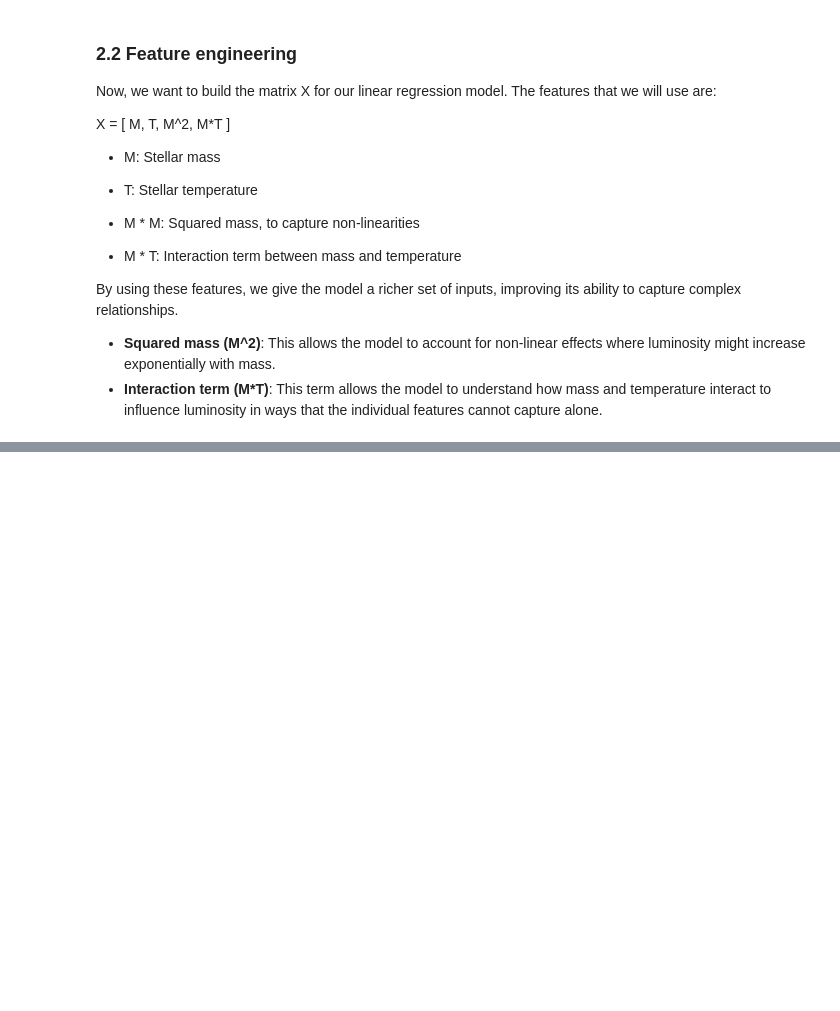
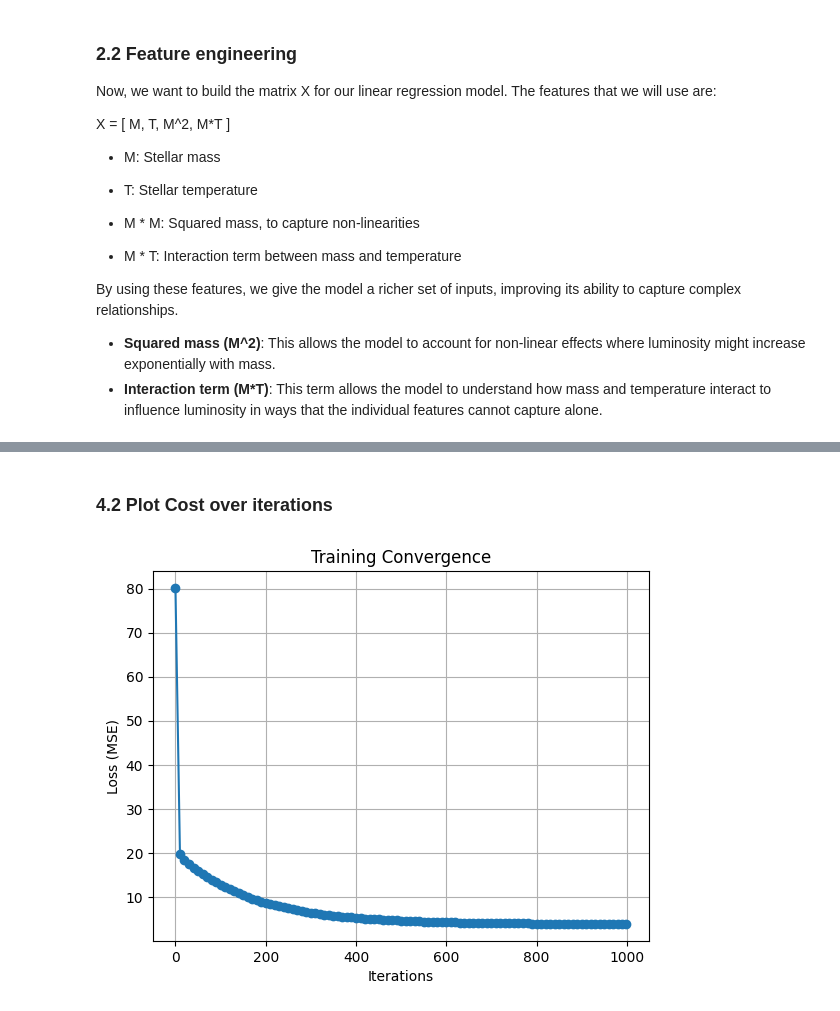
Before and after one commit to Andrew7480/TDSE-01, a Jupyter notebook: 02_part2_polyreg.ipynb, the cells around one changed output, grey strips where cells are left out. Cells and saved outputs as stored; diff of their text form; code cells hidden in the pictures; blank space fills up the shorter version.

Commit message:
feat: implement gradient descent and analyze convergence

```diff
--- a/02_part2_polyreg.ipynb
+++ b/02_part2_polyreg.ipynb
@@ -73,7 +90,12 @@ By using these features, we give the model a richer set of inputs, improving its
 - **Squared mass (M^2)**: This allows the model to account for non-linear effects where luminosity might increase exponentially with mass.
 - **Interaction term (M*T)**: This term allows the model to understand how mass and temperature interact to influence luminosity in ways that the individual features cannot capture alone.
 # %%
-M_squared = M**2
+# Convert to numpy arrays
+M = np.array(M)
+T = np.array(T)
+L = np.array(L)
+
+M_squared = M ** 2
 M_times_T = M * T
 
 X = np.column_stack([M, T, M_squared, M_times_T ]) # Matrix
@@ -118,0 +203,21 @@ $$
+# %%
+
+def compute_gradient(X, L, w, b):
+    """Compute the gradients of J with respect to w and b.
+
+    Vectorized formulas:
+        dj_dw = (1/m) * X^T (y_hat - L)
+        dj_db = (1/m) * sum(y_hat - L)
+    """
+    m = X.shape[0]
+    y_hat = predict(X, w, b)
+    error = y_hat - L
+
+    dj_dw = (X.T @ error) / m
+    dj_db = np.sum(error) / m
+    return dj_dw, dj_db
+
+dj_dw_test, dj_db_test = compute_gradient(X, L, w_test, b_test)
+print("Gradient at w=0, b=0:")
+print("dj_dw:", dj_dw_test)
+print("dj_db:", dj_db_test)
@@ -118,0 +319,12 @@ $$
+# %% [markdown]
+### 4.2 Plot Cost over iterations
+# %%
+plt.figure()
+plt.plot(it_hist, cost_hist, marker='o')
+plt.xlabel("Iterations")
+plt.ylabel("Loss (MSE)")
+plt.title("Training Convergence")
+plt.grid(True)
+plt.show()
+# %% [output]
+[figure, added]
```
Also changed, not shown: parts of 19 cells of this notebook, 1 other file.
